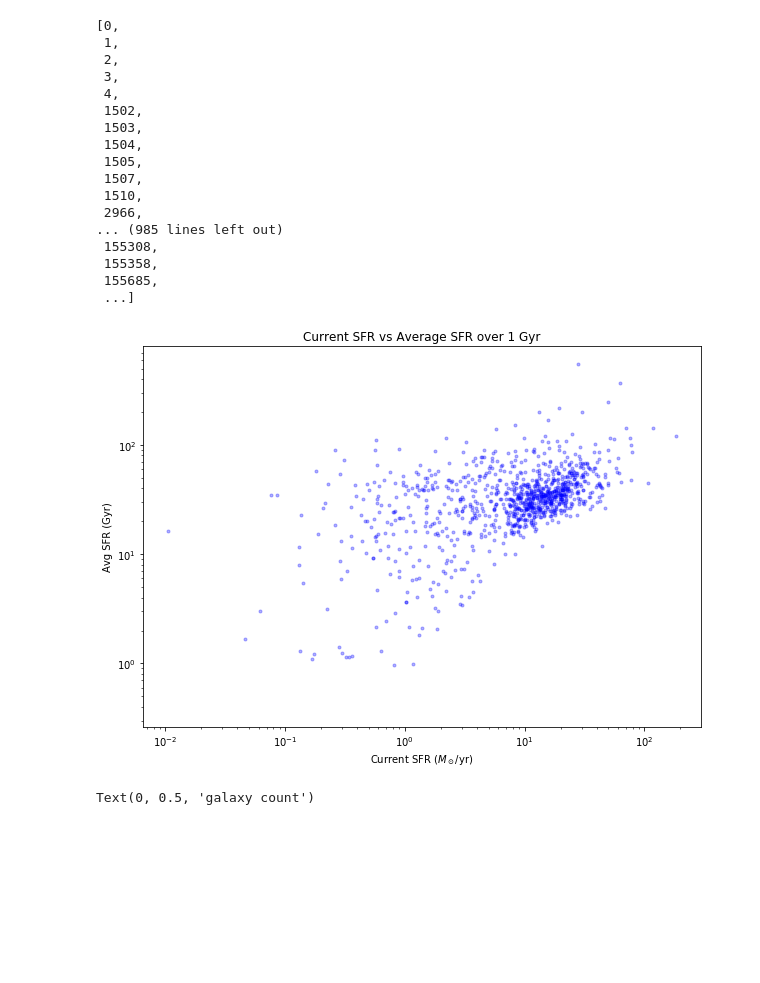
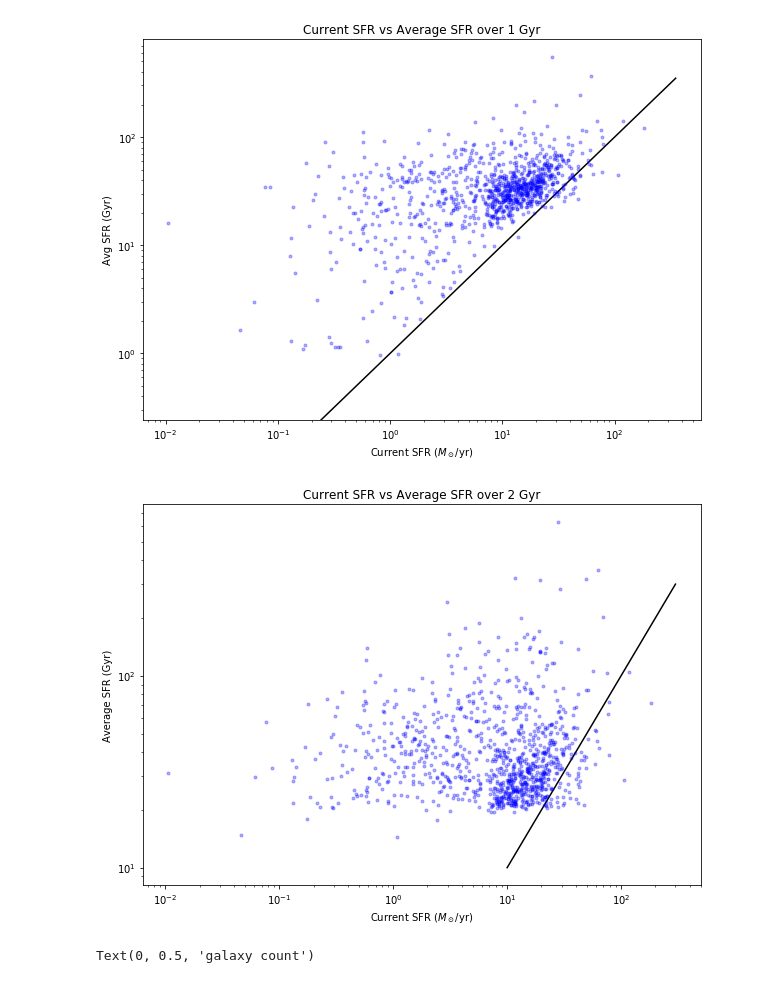
Before and after one commit to pathakde/Galaxy-Quenching, a Jupyter notebook: preliminary_plots.ipynb, the cells around one changed output. Saved outputs shown, nothing was run; the diff lists cells and outputs as text; code cells hidden in the pictures; blank space fills up the shorter version.

```diff
--- a/preliminary_plots.ipynb
+++ b/preliminary_plots.ipynb
@@ -6,20 +6,0 @@ ids = my_galaxy_population.select_galaxies(redshift=2, mass_min=10.5, mass_max=1
-# %%
-ids #len: 1045
-# %% [output]
-[0,
- 1,
- 2,
- 3,
- 4,
- 1502,
- 1503,
- 1504,
- 1505,
- 1507,
- 1510,
- 2966,
-... (985 lines left out)
- 155308,
- 155358,
- 155685,
- ...]
@@ -34,15 +38,30 @@ r_effective = my_galaxy_population.get_effective_radius()
 # %%
+import numpy as np
 import matplotlib.pyplot as plt
 #plot for Current SFR vs Avg SFR over 1 Gyr
 plt.figure(figsize=(10,7)) # 10 is width, 7 is height
-plt.plot(current_SFR, avg_SFR, 'bo', ms=3, alpha=0.3)
+plt.plot(np.linspace(0, 350, 1000), np.linspace(0, 350, 1000), 'k-')
+plt.plot(current_SFR, average_SFR_1, 'bo', ms=3, alpha=0.3)
 plt.title('Current SFR vs Average SFR over 1 Gyr')
 plt.xlabel('Current SFR ($M_\odot$/yr)')
 plt.ylabel('Avg SFR (Gyr)')
 plt.xscale('log')
 plt.yscale('log')
 # %% [output]
-[figure, old version]
+[figure, new version]
+# %%
+
+#plot for Current SFR vs Avg SFR over 2 Gyr
+plt.figure(figsize=(10,7)) # 10 is width, 7 is height
+plt.plot(np.linspace(10, 300, 1000), np.linspace(10, 300, 1000), 'k-')
+plt.plot(current_SFR, average_SFR_2, 'bo', ms=3, alpha=0.3)
+plt.title('Current SFR vs Average SFR over 2 Gyr')
+plt.xlabel('Current SFR ($M_\odot$/yr)')
+plt.ylabel('Average SFR (Gyr)')
+plt.xscale('log')
+plt.yscale('log')
+# %% [output]
+[figure, added]
 # %%
 #histogram for Current SFR vs Avg SFR over 1 Gyr
 plt.figure(figsize=(10,7)) # 10 is width, 7 is height
```
Also changed, not shown: parts of 9 cells of this notebook, 1 other file.
